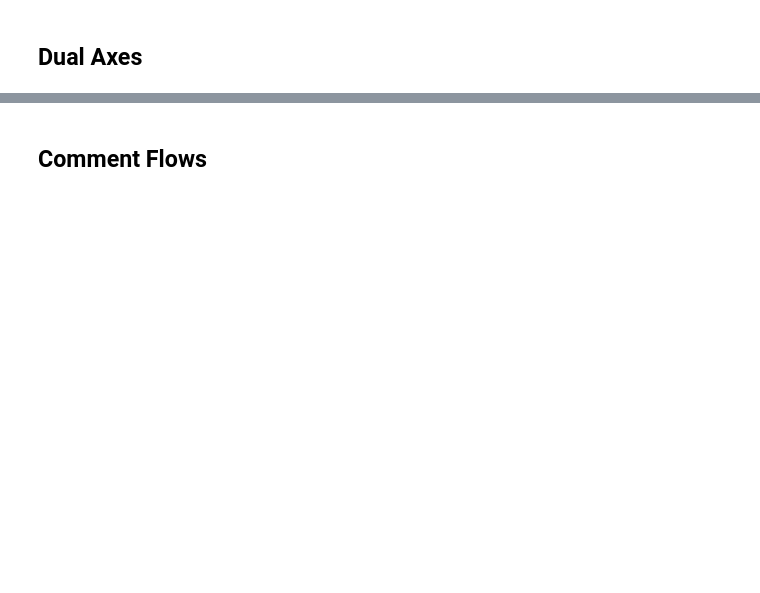
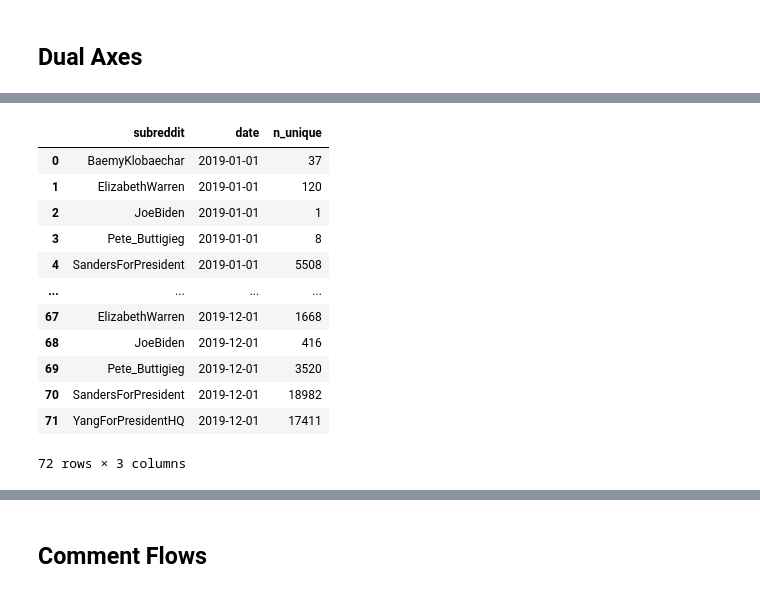
Before and after one commit to CSSLab/political-subreddits, a Jupyter notebook: Exploratory_Analysis.ipynb, the cells around one changed output, grey strips where cells are left out. Cells and saved outputs as stored; diff of their text form; code cells hidden in the pictures; blank space fills up the shorter version.

Commit message:
Unique commenters + dual axis

```diff
--- a/Exploratory_Analysis.ipynb
+++ b/Exploratory_Analysis.ipynb
@@ -189,0 +192,18 @@ fig.show()
+# %%
+import findspark
+findspark.init("/h/224/cameron/spark-3.0.0-preview2-bin-hadoop2.7")
+from pyspark.sql import SparkSession
+from pyspark.sql.functions import *
+from pyspark.sql.types import StructType, StructField, IntegerType,StringType
+
+schema = StructType([
+    StructField("subreddit", StringType(), True),
+    StructField("username", StringType(), True),
+    StructField("count", IntegerType(), True)])
+
+spark = SparkSession.builder.getOrCreate()
+spark.sparkContext.getConf().getAll()
+
+s_user_comments = spark.read.format("csv").option("sep", " ").option("header", False).load("temp/temporal/monthly_data",schema=schema)
+s_user_comments = s_user_comments.where(s_user_comments['subreddit'].rlike("|".join(["(" + cand + ")" for cand in left_candidates])))
+s_user_comments.show()
@@ -189,0 +228,20 @@ fig.show()
+# %%
+user_comments = s_user_comments.toPandas()
+user_comments['subreddit'], user_comments['date'] = zip(*user_comments['subreddit'].apply(lambda x: parse_tup(x,date_str="%d/%m/%Y")))
+n_unique = user_comments.groupby(["subreddit","date"])['username'].nunique().reset_index().sort_values(["date","subreddit"]).reset_index(drop=True)
+n_unique = n_unique.rename({"username": 'n_unique'},axis=1)
+n_unique
+# %% [output]
+|  | subreddit | date | n_unique |
+| 0 | BaemyKlobaechar | 2019-01-01 | 37 |
+| 1 | ElizabethWarren | 2019-01-01 | 120 |
+| 2 | JoeBiden | 2019-01-01 | 1 |
+| 3 | Pete_Buttigieg | 2019-01-01 | 8 |
+| 4 | SandersForPresident | 2019-01-01 | 5508 |
+| ... | ... | ... | ... |
+| 67 | ElizabethWarren | 2019-12-01 | 1668 |
+| 68 | JoeBiden | 2019-12-01 | 416 |
+| 69 | Pete_Buttigieg | 2019-12-01 | 3520 |
+| 70 | SandersForPresident | 2019-12-01 | 18982 |
+| 71 | YangForPresidentHQ | 2019-12-01 | 17411 |
+72 rows × 3 columns
```
Also changed, not shown: parts of 8 cells of this notebook, 2 other files.
